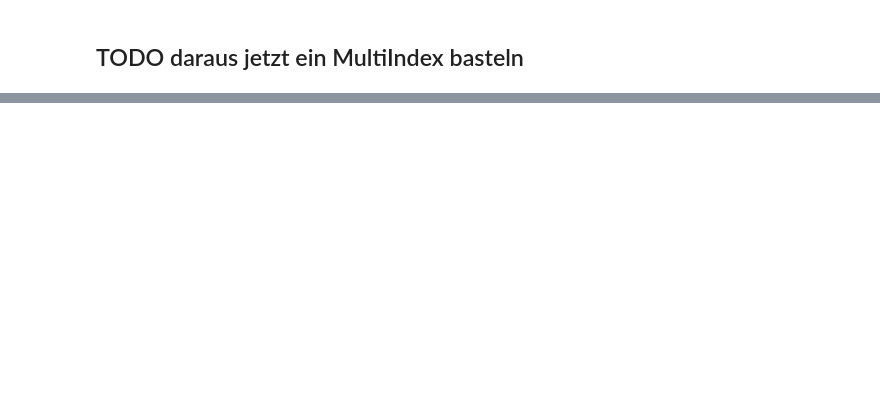
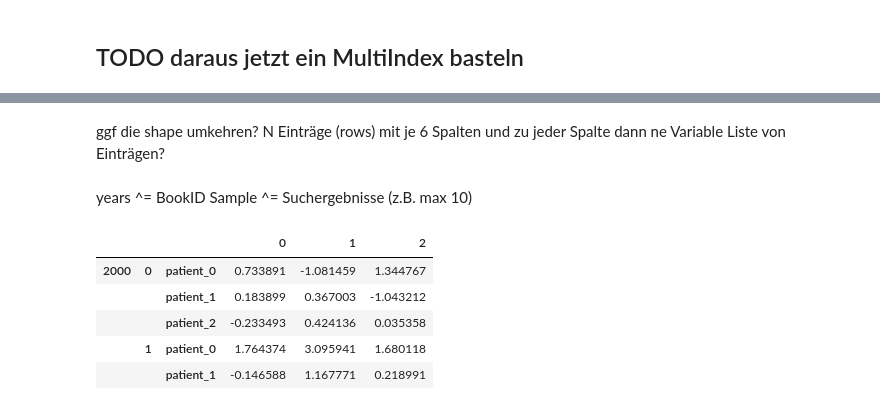
Before and after one commit to simon376/goodreads_booklooker, a Jupyter notebook: goodreads_booklooker.ipynb, the cells around one changed output, grey strips where cells are left out. Drawn from its saved outputs; the diff is of its cells as text; code cells hidden in the pictures; blank space fills up the shorter version.

```diff
--- a/goodreads_booklooker.ipynb
+++ b/goodreads_booklooker.ipynb
@@ -227,0 +440,2 @@ dtype: object
+# %% [markdown]
+ggf die shape umkehren? N Einträge (rows) mit je 6 Spalten und zu jeder Spalte dann ne Variable Liste von Einträgen?
@@ -227,0 +458,12 @@ dtype: object
+# %% [markdown]
+years ^= BookID
+Sample ^= Suchergebnisse (z.B. max 10)
+# %%
+patient_data.head()
+# %% [output]
+|  |  |  | 0 | 1 | 2 |
+| 2000 | 0 | patient_0 | 0.733891 | -1.081459 | 1.344767 |
+|  |  | patient_1 | 0.183899 | 0.367003 | -1.043212 |
+|  |  | patient_2 | -0.233493 | 0.424136 | 0.035358 |
+|  | 1 | patient_0 | 1.764374 | 3.095941 | 1.680118 |
+|  |  | patient_1 | -0.146588 | 1.167771 | 0.218991 |
```
Also changed, not shown: parts of 39 cells of this notebook, 1 other file.
